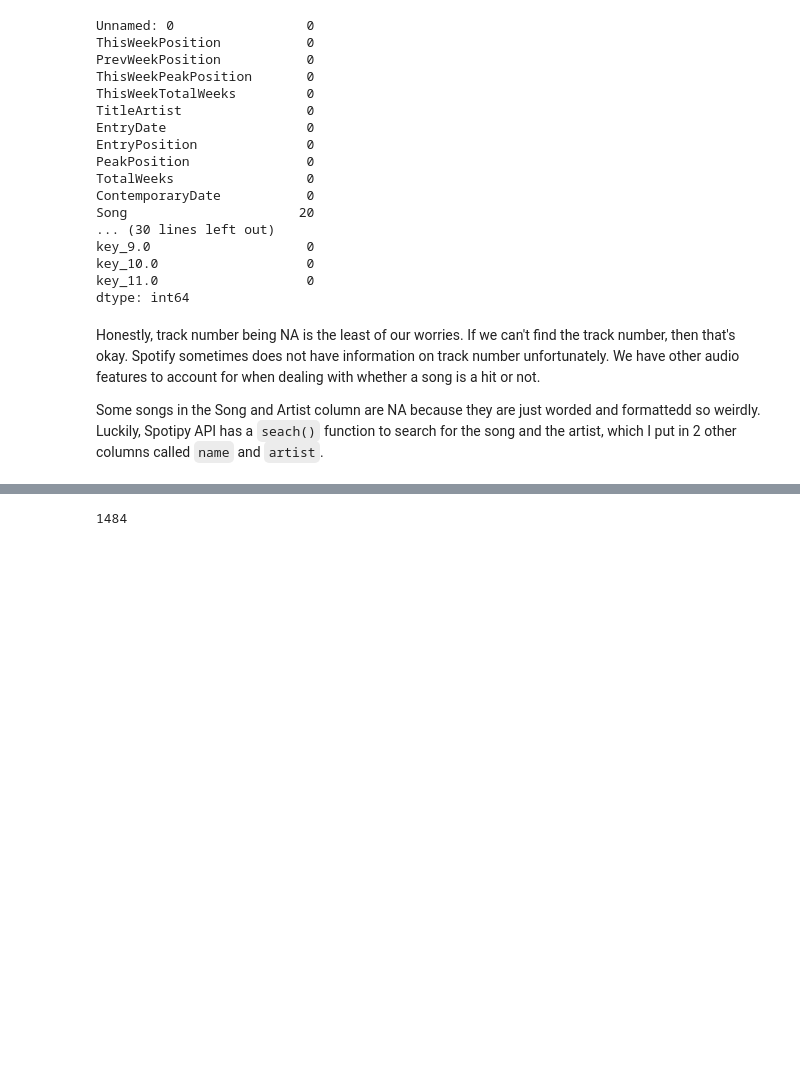
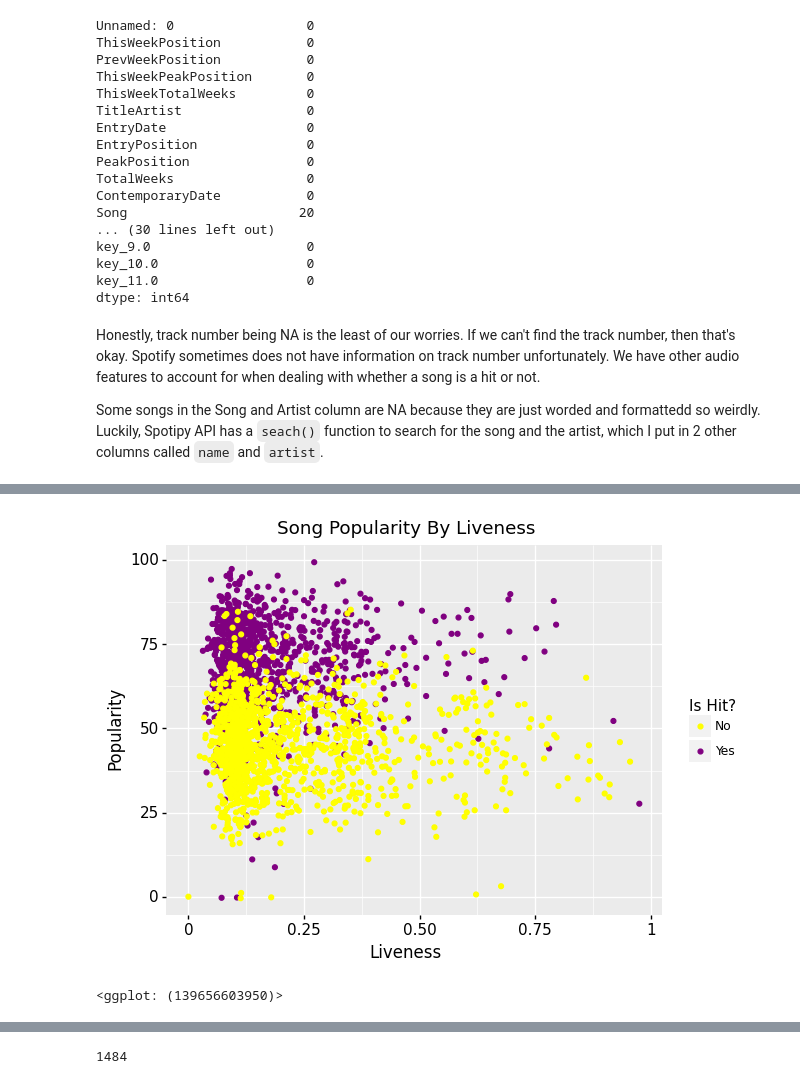
Before and after one commit to jghuynh/Song_Shine, a Jupyter notebook: Song_Rak.ipynb, the cells around one changed output, grey strips where cells are left out. Cells and saved outputs as stored; diff of their text form; code cells hidden in the pictures; blank space fills up the shorter version.

Commit message:
Created a full song dataframe, added visualizations

```diff
--- a/Song_Rak.ipynb
+++ b/Song_Rak.ipynb
@@ -937,7 +948,7 @@ currentMonth = date.month
 currentLink = prevLink
 
 # while (currentMonth >= Oct):
-while (currentYear != year2018):
+while (currentYear > year2018):
 
     page = requests.get(currentLink)
 
@@ -1092,4 +1152,5 @@ df = pd.DataFrame(tracks, columns = ['album', 'artist', 'trackNumber', "id", "na
 # %%
+dfNoNA = dfNoNA.sort_values('popularity', ascending=False).drop_duplicates('name').sort_index()
 # Let's write this UMD df into a csv file
-df.to_csv("UMD.csv")
+dfNoNA.to_csv("UMD.csv")
 # %%
@@ -1331,11 +1391,12 @@ Since we have no information on these songs, let's delete them.
 # %% [markdown]
 ## Deleting NAs (Songs Who Don't Exist On Spotify
 # %%
-dfNoNA = (
-            df >>
-                filter_by(~X.name.isna())
-            )
-dfNoNA.isna().sum()
+# Delete
+# dfNoNA = (
+#             df >>
+#                 filter_by(~X.name.isna())
+#             )
+# dfNoNA.isna().sum()
 # %% [output]
 Unnamed: 0                 0
 ThisWeekPosition           0
@@ -1368,0 +1565,7 @@ Some songs in the Song and Artist column are NA because they are just worded and
+# %%
+fullSongs = pd.concat([dfNoNA, otherSongs], ignore_index = True)
+print(fullSongs.shape)
+# Eradicate duplicate songs
+fullSongs = fullSongs.sort_values('popularity', ascending=False).drop_duplicates('name').sort_index()
+fullSongs.to_csv("fullSongs.csv")
+print(fullSongs.shape)
@@ -1368,0 +1597,22 @@ Some songs in the Song and Artist column are NA because they are just worded and
+# %%
+(
+    fullSongs >>
+    select(X.liveness, X.valence, X.popularity, X.isHit) >>
+    ggplot() +
+    geom_point(aes(x = "liveness", y = "popularity", color = "factor(isHit)"), position = "jitter") +
+    labs(
+        x = "Liveness",
+        y = "Popularity",
+        title = "Song Popularity By Liveness",
+        color = "Is Hit?"
+    ) +
+#     theme(axis_text_x = element_text(rotation = 90)) +
+    scale_color_manual(labels = ["No", "Yes"],
+                      values = ["yellow", "Purple"]) +
+    theme(axis_text = element_text(color = "black", size = 11)) +
+    theme(axis_title = element_text(color = "black", size = 12))
+#     theme(figure_size = (30, 10))
+)
+# %% [output]
+[figure, added]
+<ggplot: (139656603950)>
```
Also changed, not shown: parts of 41 cells of this notebook.
